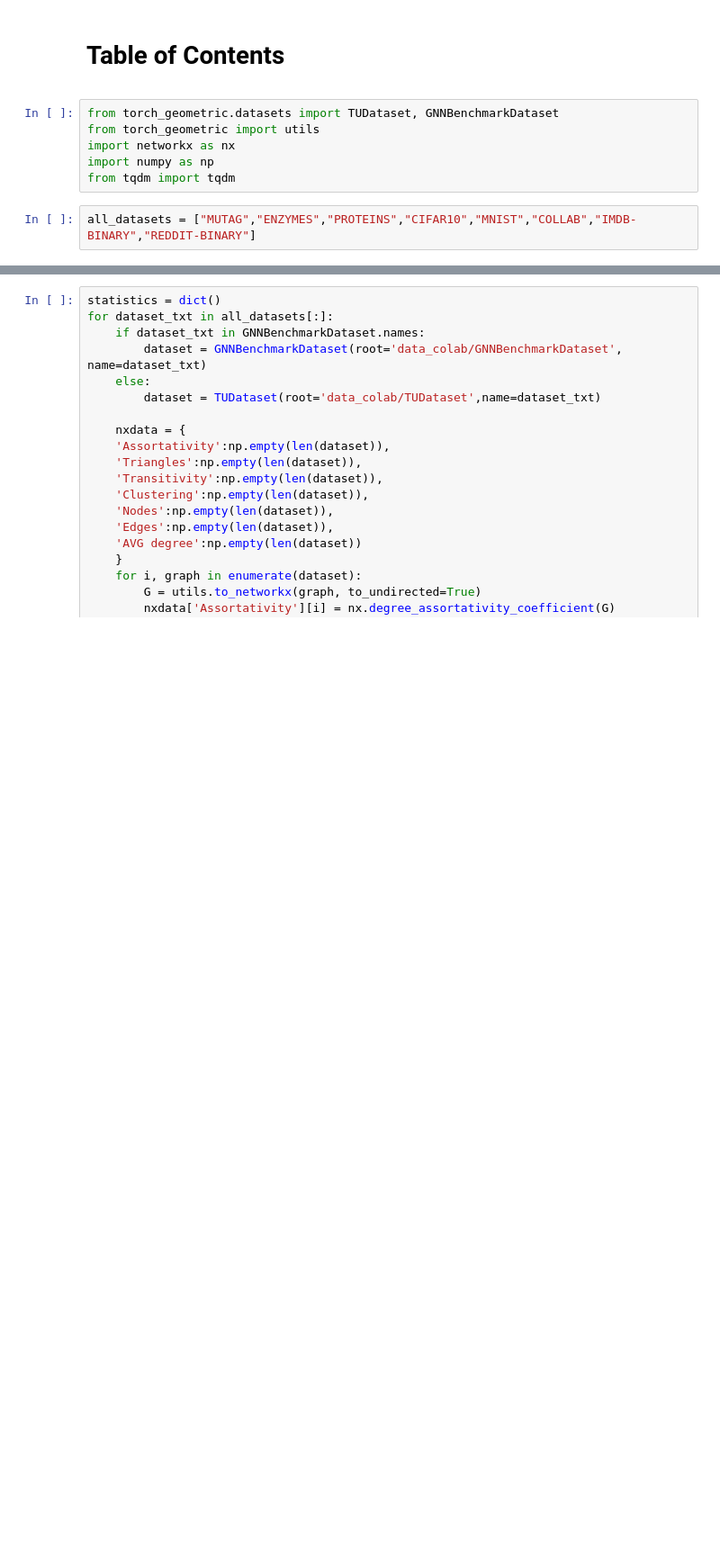
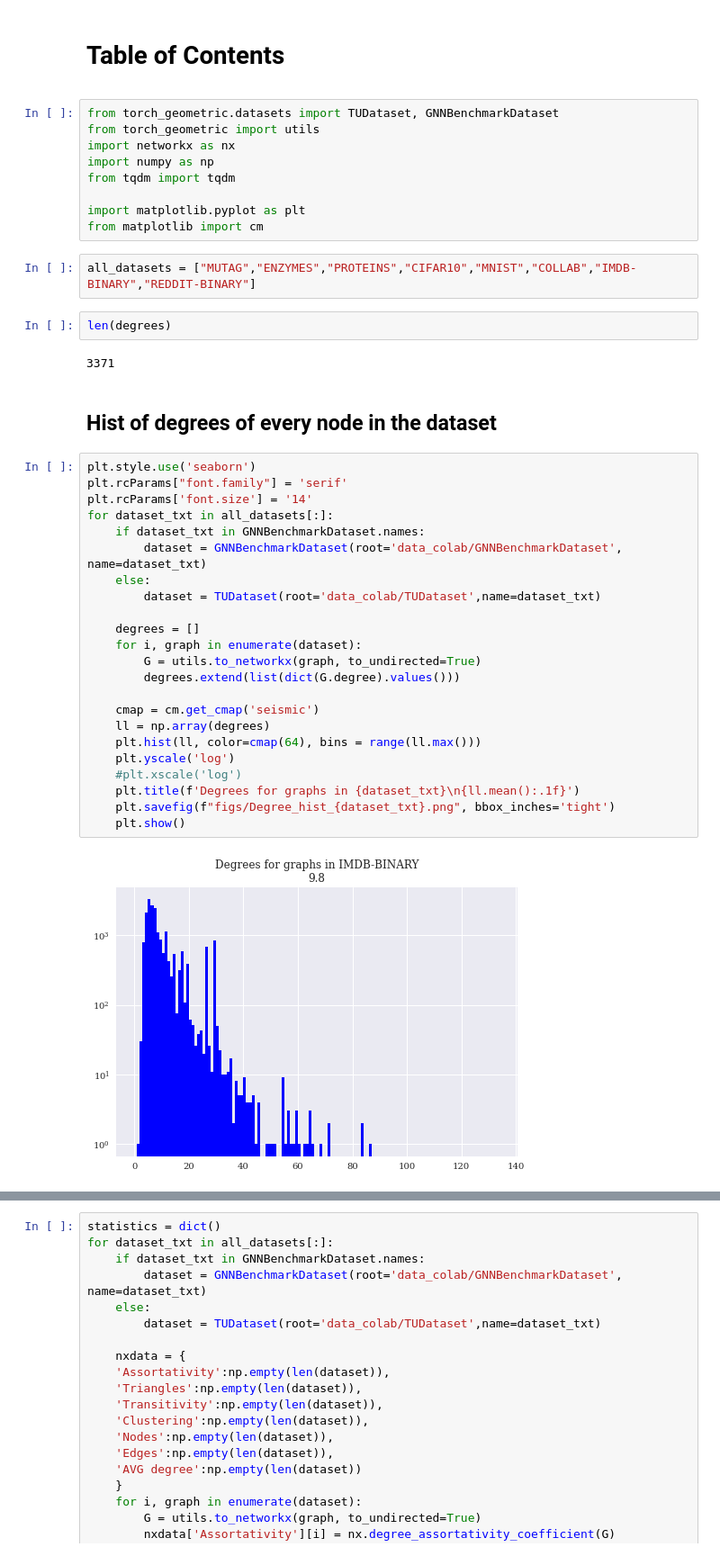
Before and after one commit to AdrianArnaiz/DiffWire, a Jupyter notebook: Dataset Statistics.ipynb, the cells around one changed output, grey strips where cells are left out. Shown: that part at 90% size. Cells and saved outputs as stored; diff of their text form; blank space fills up the shorter version.

Commit message:
dataset statistics plots

```diff
--- a/Dataset Statistics.ipynb
+++ b/Dataset Statistics.ipynb
@@ -7,5 +7,39 @@ from torch_geometric import utils
 import networkx as nx
 import numpy as np
 from tqdm import tqdm
+
+import matplotlib.pyplot as plt
+from matplotlib import cm
 # %%
 all_datasets = ["MUTAG","ENZYMES","PROTEINS","CIFAR10","MNIST","COLLAB","IMDB-BINARY","REDDIT-BINARY"]
+# %%
+len(degrees)
+# %% [output]
+3371
+# %% [markdown]
+## Hist of degrees of every node in the dataset
+# %%
+plt.style.use('seaborn')
+plt.rcParams["font.family"] = 'serif'
+plt.rcParams['font.size'] = '14'
+for dataset_txt in all_datasets[:]:
+    if dataset_txt in GNNBenchmarkDataset.names:
+        dataset = GNNBenchmarkDataset(root='data_colab/GNNBenchmarkDataset', name=dataset_txt)
+    else:
+        dataset = TUDataset(root='data_colab/TUDataset',name=dataset_txt)
+
+    degrees = []
+    for i, graph in enumerate(dataset):
+        G = utils.to_networkx(graph, to_undirected=True)
+        degrees.extend(list(dict(G.degree).values()))
+
+    cmap = cm.get_cmap('seismic')
+    ll = np.array(degrees)
+    plt.hist(ll, color=cmap(64), bins = range(ll.max()))
+    plt.yscale('log')
+    #plt.xscale('log')
+    plt.title(f'Degrees for graphs in {dataset_txt}\n{ll.mean():.1f}')
+    plt.savefig(f"figs/Degree_hist_{dataset_txt}.png", bbox_inches='tight')
+    plt.show()
+# %% [output]
+[figure, added]
```
Also changed, not shown: parts of 4 cells of this notebook, 24 other files.
